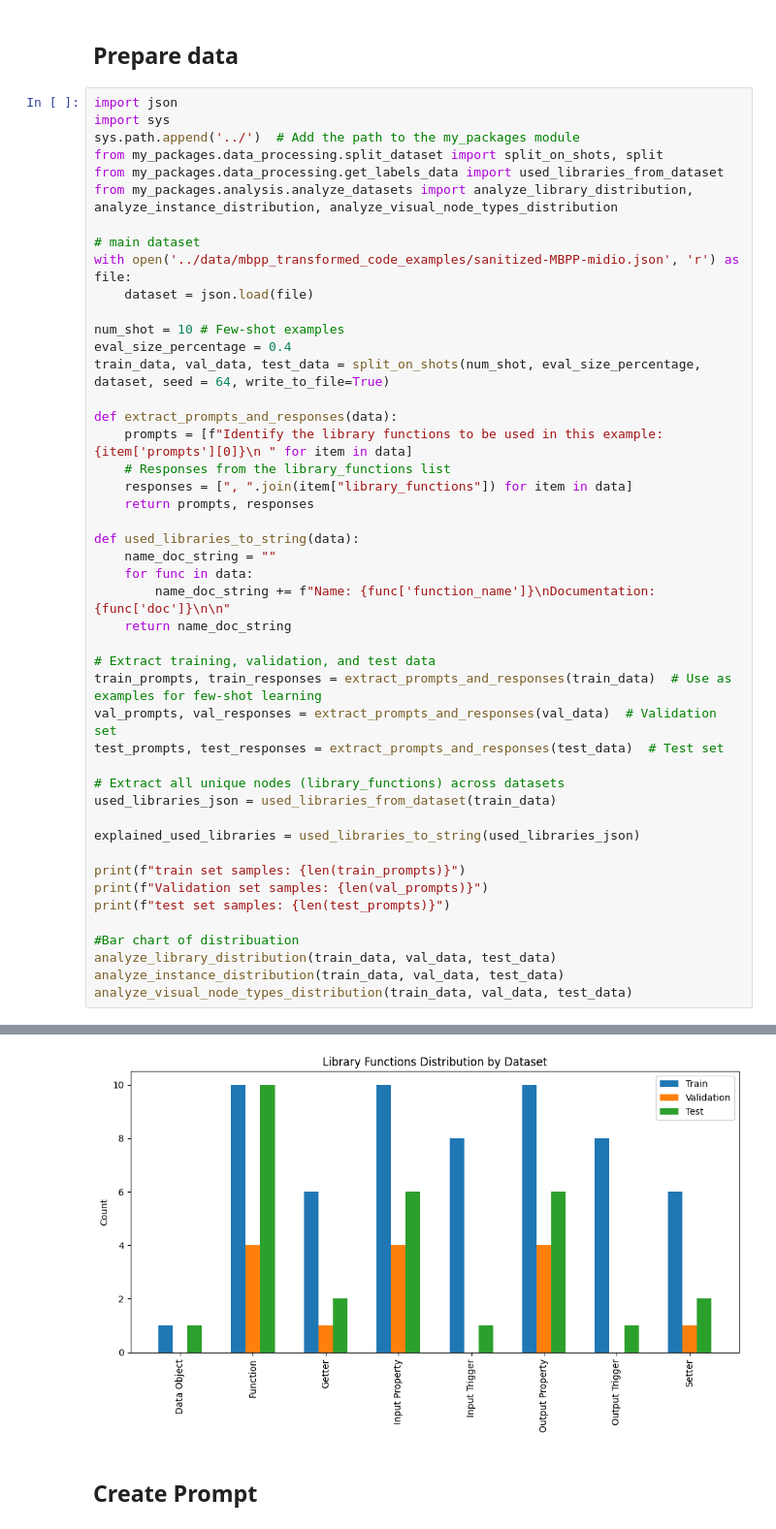
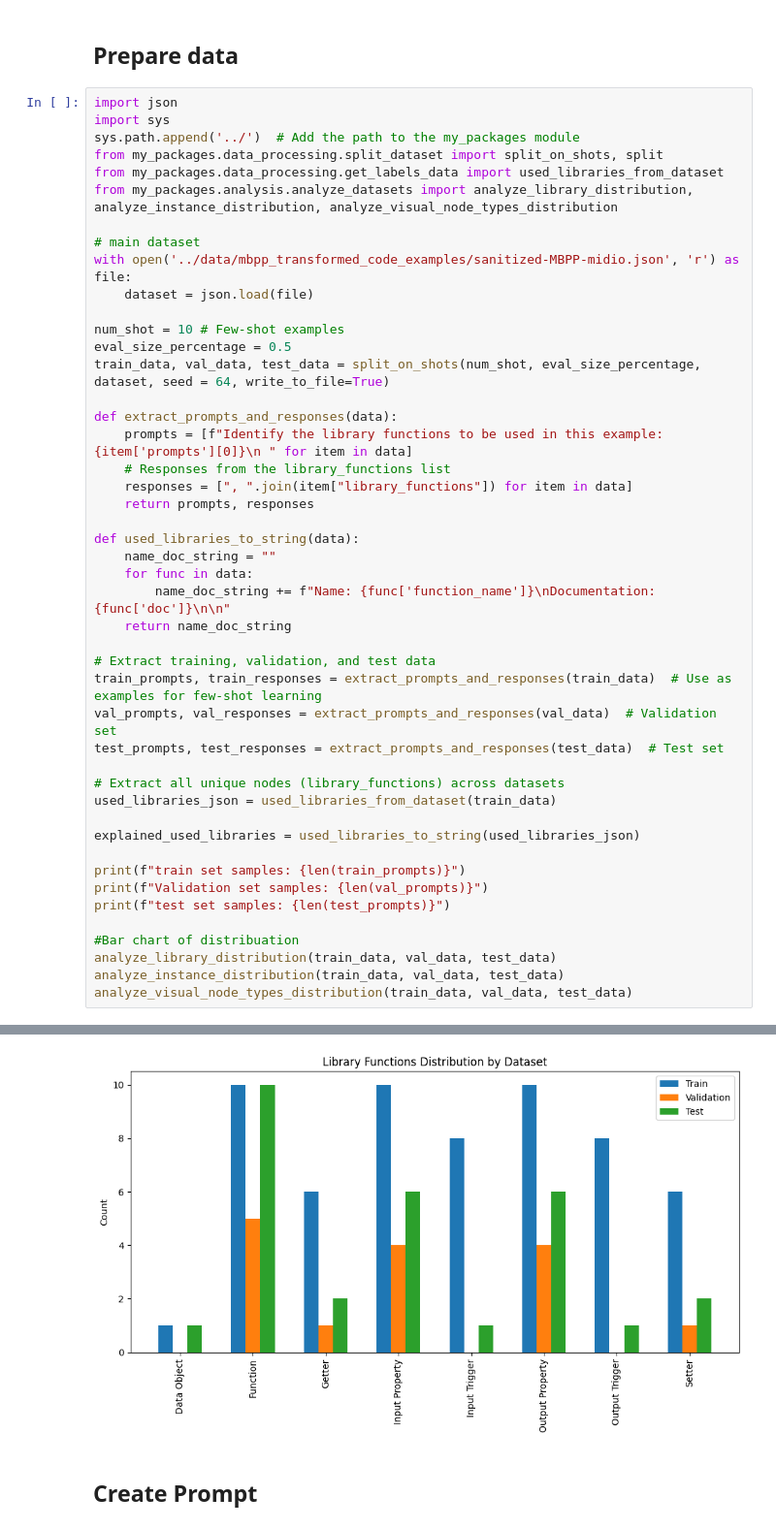
Before and after one commit to Sindre01/Thesis_project, a Jupyter notebook: notebooks/few_shot_with_nodes.ipynb, the cells around one changed output, grey strips where cells are left out. Shown at 97% size. Cells and saved outputs as stored; diff of their text form.

```diff
--- a/notebooks/few_shot_with_nodes.ipynb
+++ b/notebooks/few_shot_with_nodes.ipynb
@@ -65,7 +65,7 @@ with open('../data/mbpp_transformed_code_examples/sanitized-MBPP-midio.json', 'r
     dataset = json.load(file)
 
 num_shot = 10 # Few-shot examples
-eval_size_percentage = 0.4
+eval_size_percentage = 0.5
 train_data, val_data, test_data = split_on_shots(num_shot, eval_size_percentage, dataset, seed = 64, write_to_file=True)
 
 def extract_prompts_and_responses(data):
@@ -78,34 +78,34 @@ def used_libraries_to_string(data):
     name_doc_string = ""
     for func in data:
         name_doc_string += f"Name: {func['function_name']}\nDocumentation: {func['doc']}\n\n"
     return name_doc_string
 
 # Extract training, validation, and test data
 train_prompts, train_responses = extract_prompts_and_responses(train_data)  # Use as examples for few-shot learning
 val_prompts, val_responses = extract_prompts_and_responses(val_data)  # Validation set
 test_prompts, test_responses = extract_prompts_and_responses(test_data)  # Test set
 
 # Extract all unique nodes (library_functions) across datasets
 used_libraries_json = used_libraries_from_dataset(train_data)
 
 explained_used_libraries = used_libraries_to_string(used_libraries_json)
 
 print(f"train set samples: {len(train_prompts)}")
 print(f"Validation set samples: {len(val_prompts)}")
 print(f"test set samples: {len(test_prompts)}")
 
 #Bar chart of distribuation
 analyze_library_distribution(train_data, val_data, test_data)
 analyze_instance_distribution(train_data, val_data, test_data)
 analyze_visual_node_types_distribution(train_data, val_data, test_data)
 # %% [output]
 Library functions included in the dataset: 32
 train set samples: 10
 Validation set samples: 5
 test set samples: 10
 [figure]
 [figure]
-[figure, old version]
+[figure, new version]
 # %% [markdown]
 ## Create Prompt
 # %%
```
Also changed, not shown: 3 other files.
